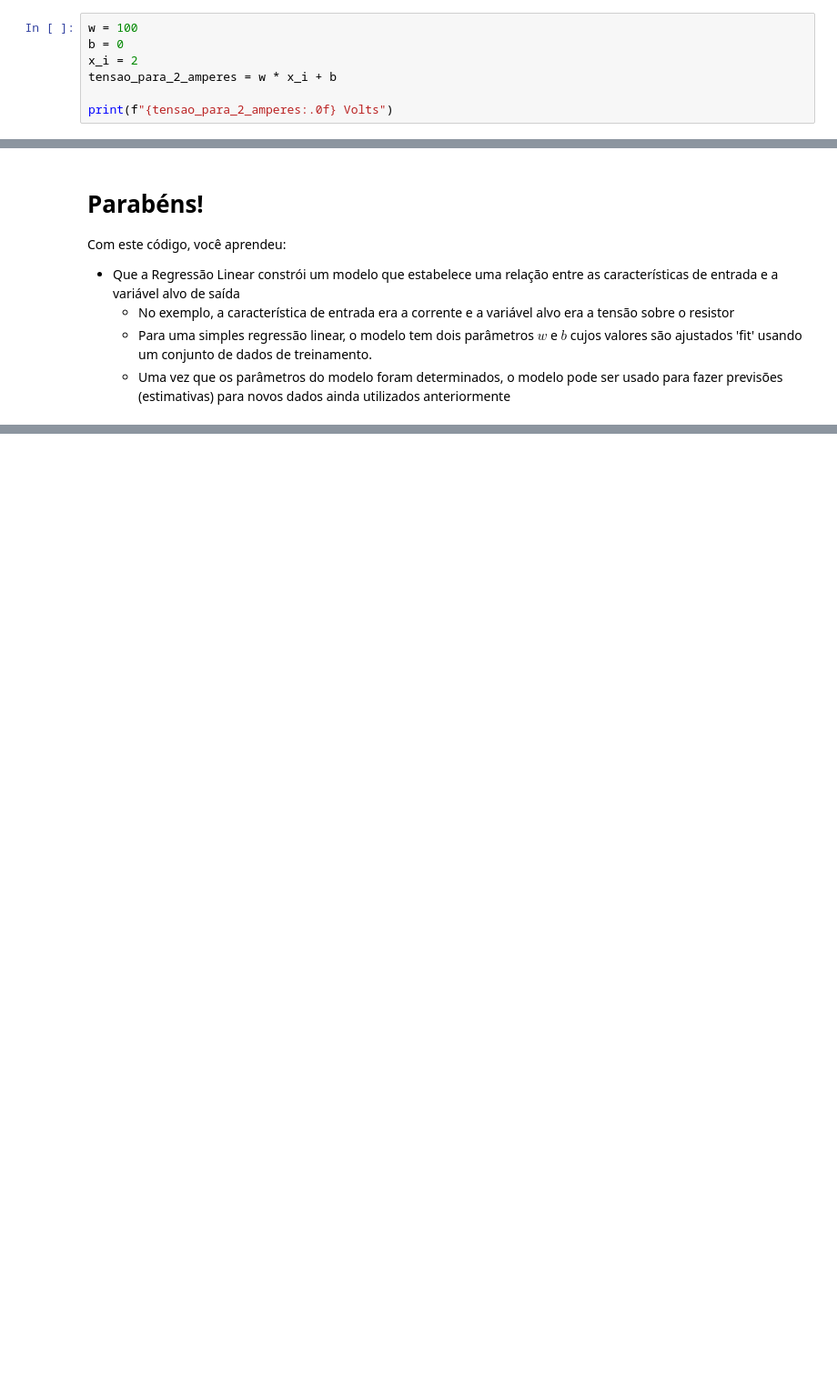
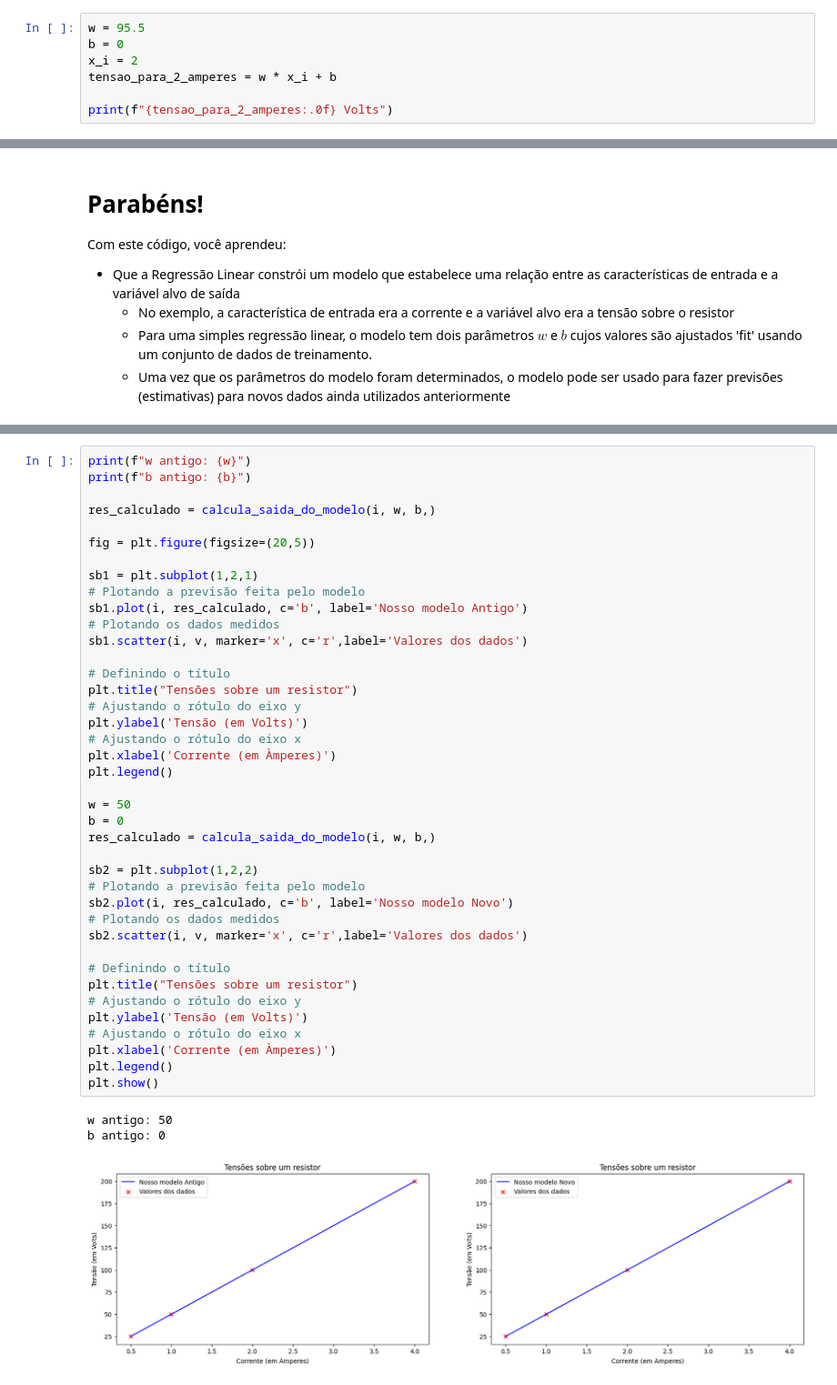
Before and after one commit to jp-turra/TE980_machine_learning, a Jupyter notebook: Aula3/código - Representação do modelo.ipynb, the cells around one changed output, grey strips where cells are left out. Shown at 91% size. Cells and saved outputs as stored; diff of their text form; blank space fills up the shorter version.

```diff
--- a/Aula3/código - Representação do modelo.ipynb
+++ b/Aula3/código - Representação do modelo.ipynb
@@ -174,7 +180,7 @@ Qual seria uma possível interpretação física para o parâmetro $w$ nesse exe
 
 Agora que temos um modelo, podemos usá-lo para fazer uma previsão para um valor diferente de corrente. Vamos estimar a tensão para uma corrente de 2 A.
 # %%
-w = 100
+w = 95.5
 b = 0
 x_i = 2
 tensao_para_2_amperes = w * x_i + b
@@ -192,0 +225,44 @@ Com este código, você aprendeu:
+# %%
+print(f"w antigo: {w}")
+print(f"b antigo: {b}")
+
+res_calculado = calcula_saida_do_modelo(i, w, b,)
+
+fig = plt.figure(figsize=(20,5))
+
+sb1 = plt.subplot(1,2,1)
+# Plotando a previsão feita pelo modelo
+sb1.plot(i, res_calculado, c='b', label='Nosso modelo Antigo')
+# Plotando os dados medidos
+sb1.scatter(i, v, marker='x', c='r',label='Valores dos dados')
+
+# Definindo o título
+plt.title("Tensões sobre um resistor")
+# Ajustando o rótulo do eixo y
+plt.ylabel('Tensão (em Volts)')
+# Ajustando o rótulo do eixo x
+plt.xlabel('Corrente (em Àmperes)')
+plt.legend()
+
+w = 50
+b = 0
+res_calculado = calcula_saida_do_modelo(i, w, b,)
+
+sb2 = plt.subplot(1,2,2)
+# Plotando a previsão feita pelo modelo
+sb2.plot(i, res_calculado, c='b', label='Nosso modelo Novo')
+# Plotando os dados medidos
+sb2.scatter(i, v, marker='x', c='r',label='Valores dos dados')
+
+# Definindo o título
+plt.title("Tensões sobre um resistor")
+# Ajustando o rótulo do eixo y
+plt.ylabel('Tensão (em Volts)')
+# Ajustando o rótulo do eixo x
+plt.xlabel('Corrente (em Àmperes)')
+plt.legend()
+plt.show()
+# %% [output]
+w antigo: 50
+b antigo: 0
+[figure, added]
```
Also changed, not shown: parts of 7 cells of this notebook, 4 other files.
